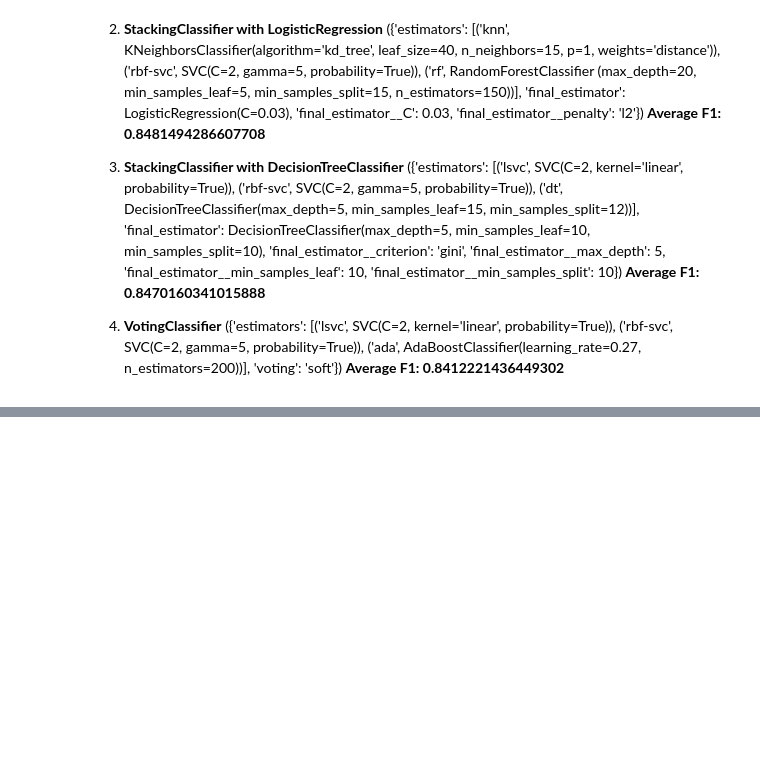
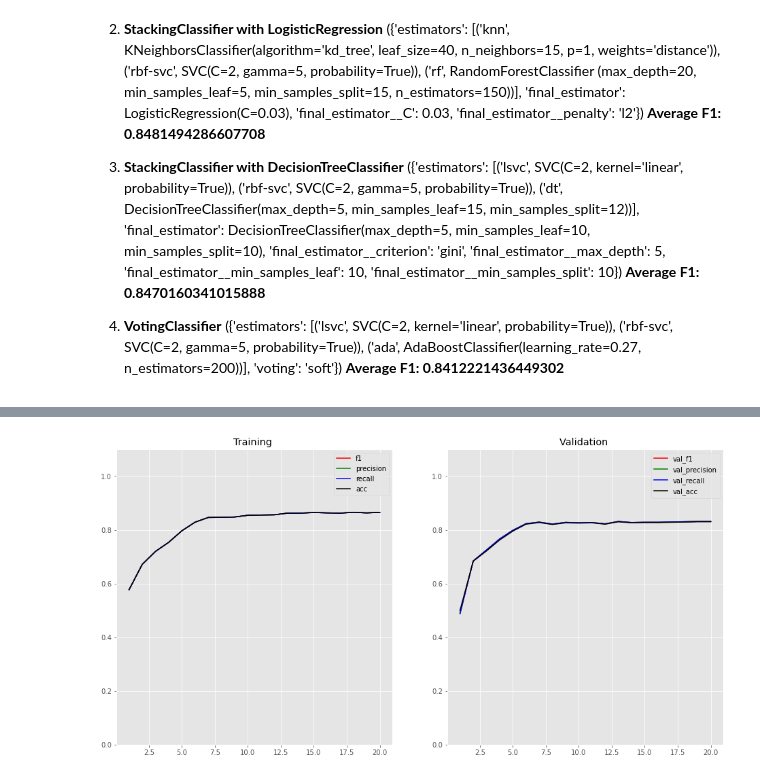
Before and after one commit to MrDVolk/amazon-reviews, a Jupyter notebook: amazon-reviews-classification.ipynb, the cells around one changed output, grey strips where cells are left out. Saved outputs shown, nothing was run; the diff lists cells and outputs as text; code cells hidden in the pictures; blank space fills up the shorter version.

```diff
--- a/amazon-reviews-classification.ipynb
+++ b/amazon-reviews-classification.ipynb
@@ -668,0 +895,4 @@ Having base model (RBF SVC) achieve F1=0.8493 next goal is to surpass it with ne
+# %%
+plot_history(history.history)
+# %% [output]
+[figure, added]
```
Also changed, not shown: parts of 19 cells of this notebook, 2 other files.
